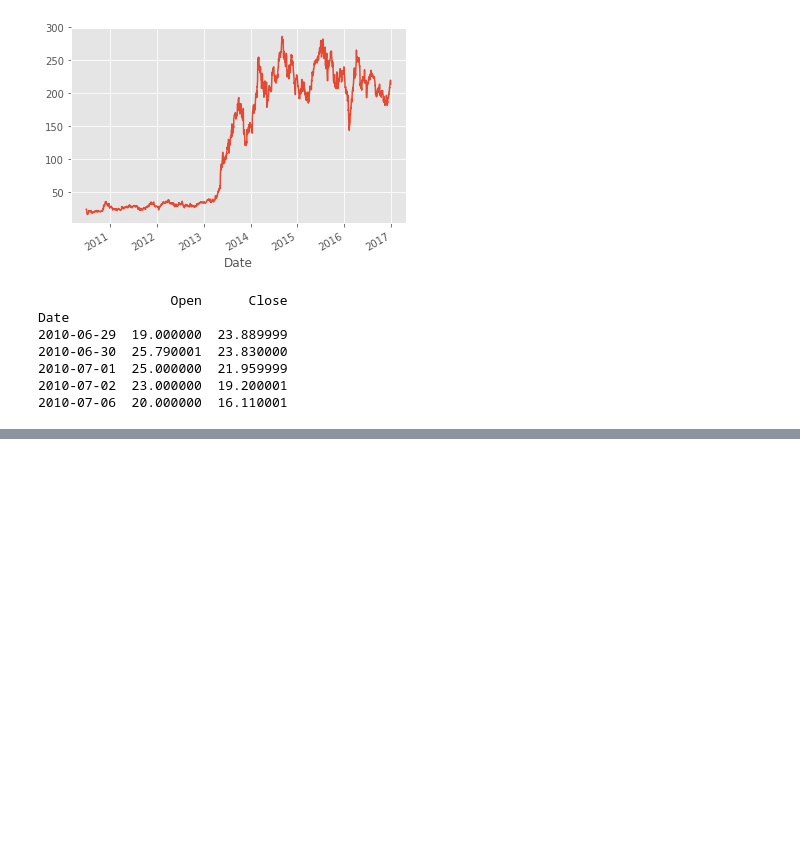
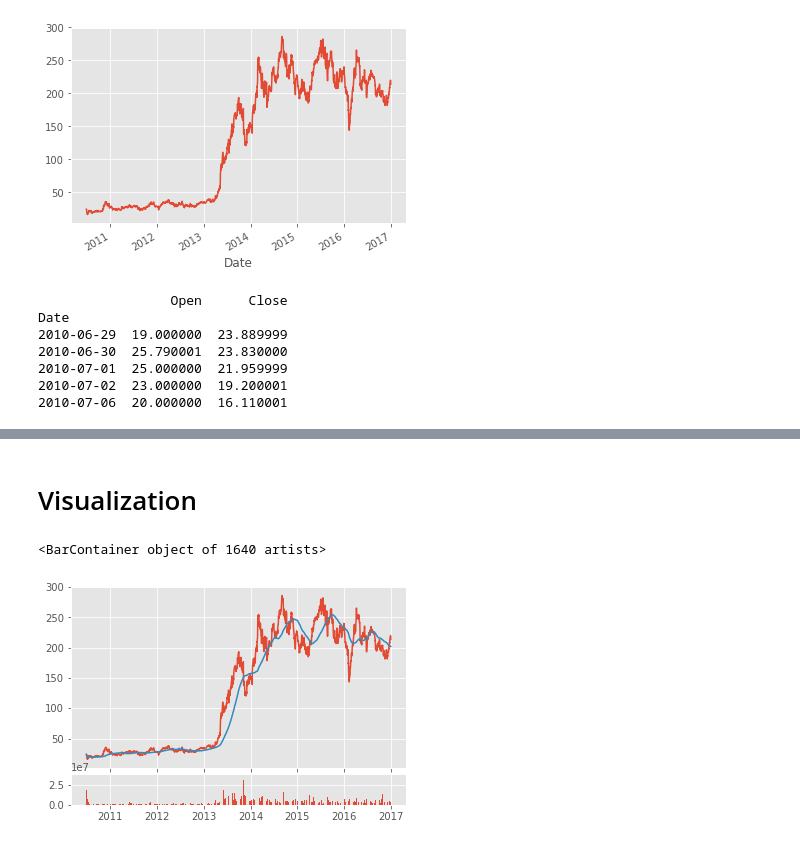
Before and after one commit to ParvYadav/StockMarketPrediction, a Jupyter notebook: Stock Market Prediction.ipynb, the cells around one changed output, grey strips where cells are left out. Drawn from its saved outputs; the diff is of its cells as text; code cells hidden in the pictures; blank space fills up the shorter version.

```diff
--- a/Stock Market Prediction.ipynb
+++ b/Stock Market Prediction.ipynb
@@ -90,0 +132,4 @@ Date
+# %%
+# During 100 MA if we dont want NaN in first 100 rows then we can do min_periods=0 so it will not require any number of periods
+# to calculate it so on the first day it will be that day price an goes till it calculate that's an average
+df['100ma'] = df['Adj Close'].rolling(window=100, min_periods=0).mean()
@@ -90,0 +154,17 @@ Date
+# %% [markdown]
+# Visualization
+# %%
+# if we want multiple graphs so we need multiple subplots
+ax1 =plt.subplot2grid((6,1),(0,0), rowspan = 5, colspan = 1) # it will take the first parameter in the grid size that means 6 rows and 1 column then we are
+# saying about the starting point starting from zero zero that is top corner then we have told about rowspan (how many rows it
+# is going to span here it is 5 and column span we have defined 1 )
+ax2 =plt.subplot2grid((6,1),(5,0), rowspan = 1, colspan = 1, sharex=ax1) # sharex is used because when we zoom one above subplot
+#both have common x axis so another one will also zoom similarly
+
+# we have genrated subplots we can graph them
+ax1.plot(df.index, df['Adj Close'])  #here we are defining the x and y axis x is our index i.e. Date
+ax1.plot(df.index, df['100ma'])
+ax2.bar(df.index, df['Volume'])
+# %% [output]
+<BarContainer object of 1640 artists>
+[figure, added]
```
Also changed, not shown: parts of 7 cells of this notebook.
